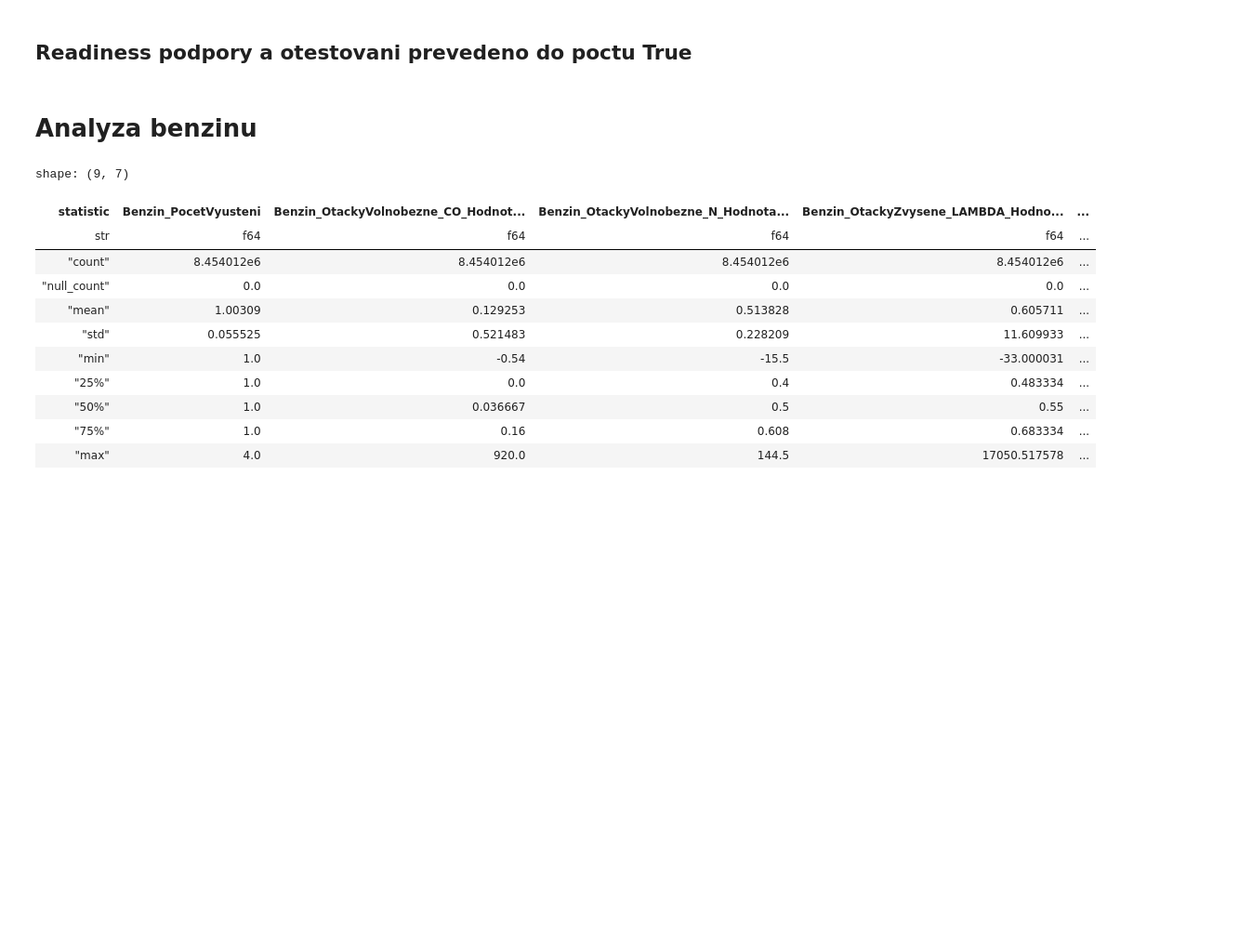
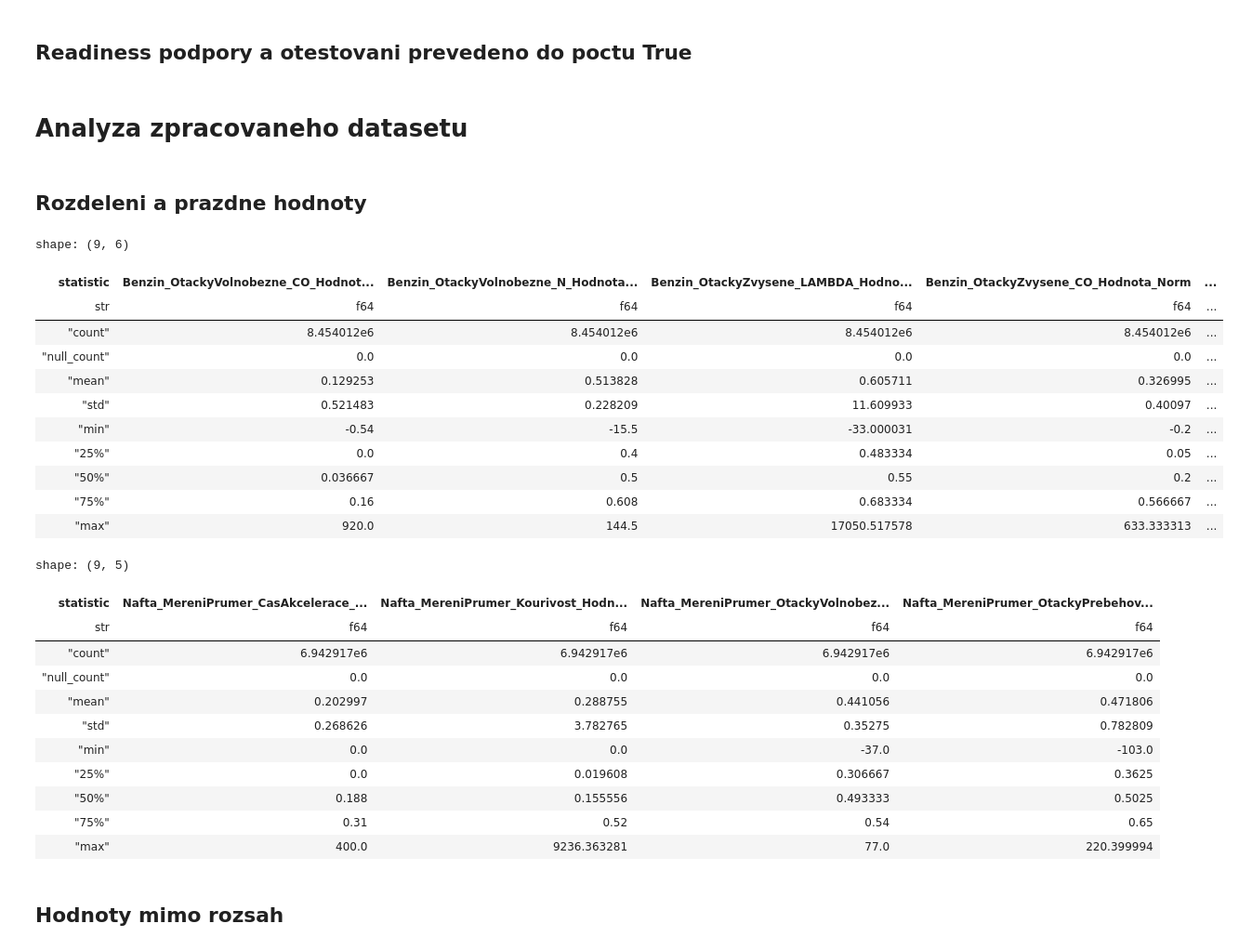
Before and after one commit to opendatalabcz/emissions-data-analysis-cz, a Jupyter notebook: kod/explorace/mereni_exploration.ipynb, the cells around one changed output. Shown at 93% size. Saved outputs shown, nothing was run; the diff lists cells and outputs as text; code cells hidden in the pictures; blank space fills up the shorter version.

Commit message:
mereni

```diff
--- a/kod/explorace/mereni_exploration.ipynb
+++ b/kod/explorace/mereni_exploration.ipynb
@@ -417,2 +419,2 @@ df = df.drop((cs.ends_with("_Podporovano") | cs.ends_with("_Otestovano")) & (~cs
 # %% [markdown]
-# Analyza benzinu
+# Analyza zpracovaneho datasetu
@@ -421,15 +421,35 @@ df_benzin = df.filter(pl.col('Benzin_PocetVyusteni') > 0).drop(cs.starts_with('N
+# %%
+df = pl.read_parquet('kod/data/processed/mereni_small.parquet')
+df_benzin = df.filter((pl.col('Benzin_PocetVyusteni') > 0) & (pl.col('Vysledek_Vyhovuje') == True)).select(cs.ends_with('_Norm') & cs.starts_with('Benzin_'))
+df_nafta = df.filter((pl.col('Nafta_PocetVyusteni') > 0) & (pl.col('Vysledek_Vyhovuje') == True)).select(cs.ends_with('_Norm') & cs.starts_with('Nafta_'))
+# %% [markdown]
+## Rozdeleni a prazdne hodnoty
 # %%
-df_benzin.filter(pl.col('Vysledek_Vyhovuje') == True).select(cs.starts_with('Benzin')).describe()
+if PRINT:
+    display(df_benzin.describe())
+    display(df_nafta.describe())
 # %% [output]
-shape: (9, 7)
+shape: (9, 6)
-| statistic | Benzin_PocetVyusteni | Benzin_OtackyVolnobezne_CO_Hodnot... | Benzin_OtackyVolnobezne_N_Hodnota... | Benzin_OtackyZvysene_LAMBDA_Hodno... | ... |
+| statistic | Benzin_OtackyVolnobezne_CO_Hodnot... | Benzin_OtackyVolnobezne_N_Hodnota... | Benzin_OtackyZvysene_LAMBDA_Hodno... | Benzin_OtackyZvysene_CO_Hodnota_Norm | ... |
 | str | f64 | f64 | f64 | f64 | ... |
 | "count" | 8.454012e6 | 8.454012e6 | 8.454012e6 | 8.454012e6 | ... |
 | "null_count" | 0.0 | 0.0 | 0.0 | 0.0 | ... |
-| "mean" | 1.00309 | 0.129253 | 0.513828 | 0.605711 | ... |
-| "std" | 0.055525 | 0.521483 | 0.228209 | 11.609933 | ... |
-| "min" | 1.0 | -0.54 | -15.5 | -33.000031 | ... |
-| "25%" | 1.0 | 0.0 | 0.4 | 0.483334 | ... |
-| "50%" | 1.0 | 0.036667 | 0.5 | 0.55 | ... |
-| "75%" | 1.0 | 0.16 | 0.608 | 0.683334 | ... |
-| "max" | 4.0 | 920.0 | 144.5 | 17050.517578 | ... |
+| "mean" | 0.129253 | 0.513828 | 0.605711 | 0.326995 | ... |
+| "std" | 0.521483 | 0.228209 | 11.609933 | 0.40097 | ... |
+| "min" | -0.54 | -15.5 | -33.000031 | -0.2 | ... |
+| "25%" | 0.0 | 0.4 | 0.483334 | 0.05 | ... |
+| "50%" | 0.036667 | 0.5 | 0.55 | 0.2 | ... |
+| "75%" | 0.16 | 0.608 | 0.683334 | 0.566667 | ... |
+| "max" | 920.0 | 144.5 | 17050.517578 | 633.333313 | ... |
+shape: (9, 5)
+| statistic | Nafta_MereniPrumer_CasAkcelerace_... | Nafta_MereniPrumer_Kourivost_Hodn... | Nafta_MereniPrumer_OtackyVolnobez... | Nafta_MereniPrumer_OtackyPrebehov... |
+| str | f64 | f64 | f64 | f64 |
+| "count" | 6.942917e6 | 6.942917e6 | 6.942917e6 | 6.942917e6 |
+| "null_count" | 0.0 | 0.0 | 0.0 | 0.0 |
+| "mean" | 0.202997 | 0.288755 | 0.441056 | 0.471806 |
+| "std" | 0.268626 | 3.782765 | 0.35275 | 0.782809 |
+| "min" | 0.0 | 0.0 | -37.0 | -103.0 |
+| "25%" | 0.0 | 0.019608 | 0.306667 | 0.3625 |
+| "50%" | 0.188 | 0.155556 | 0.493333 | 0.5025 |
+| "75%" | 0.31 | 0.52 | 0.54 | 0.65 |
+| "max" | 400.0 | 9236.363281 | 77.0 | 220.399994 |
@@ -437,0 +456,2 @@ df.write_parquet(r"E:\CVUT_BAP\kod\data\processed\mereni_small.parquet")
+# %% [markdown]
+## Hodnoty mimo rozsah
```
Also changed, not shown: parts of 10 cells of this notebook, 1 other file.
